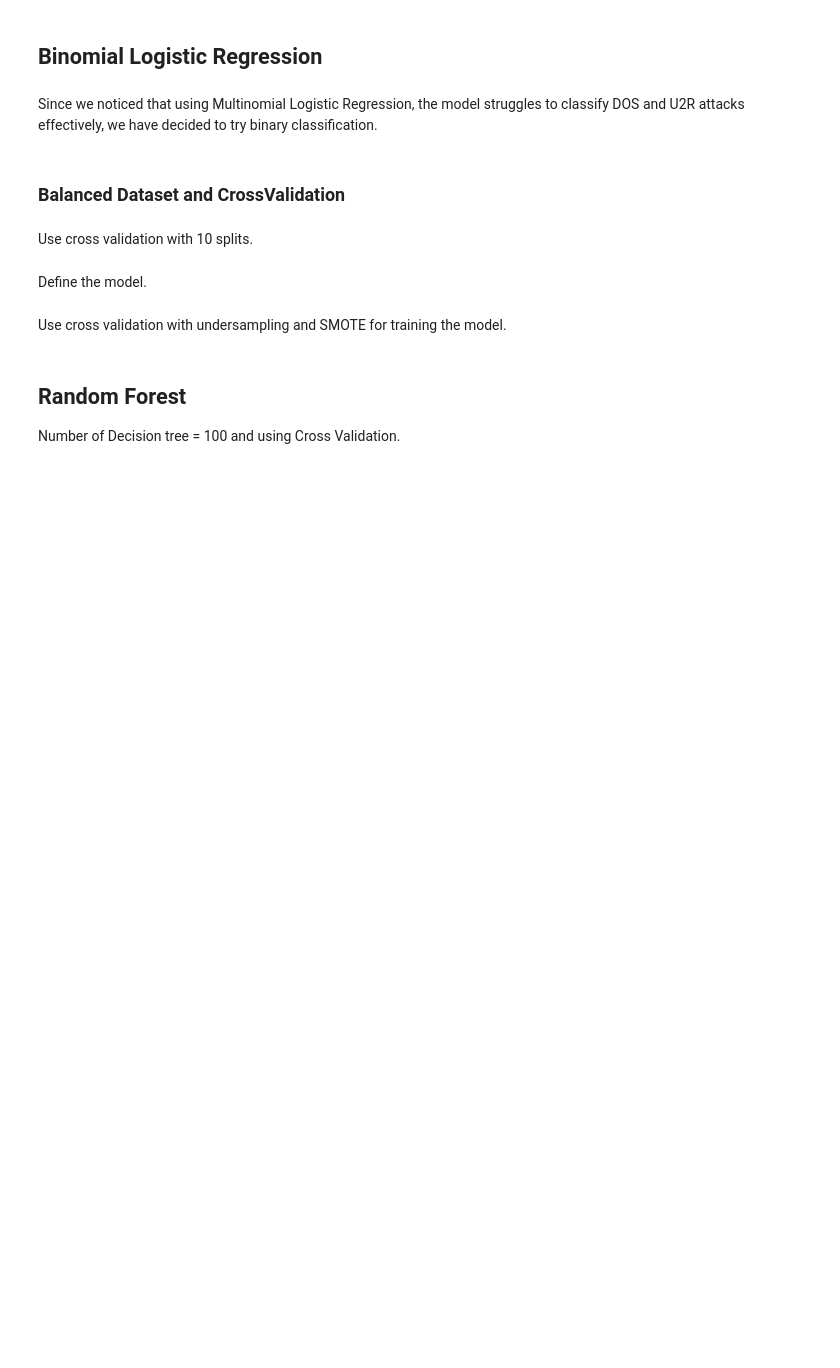
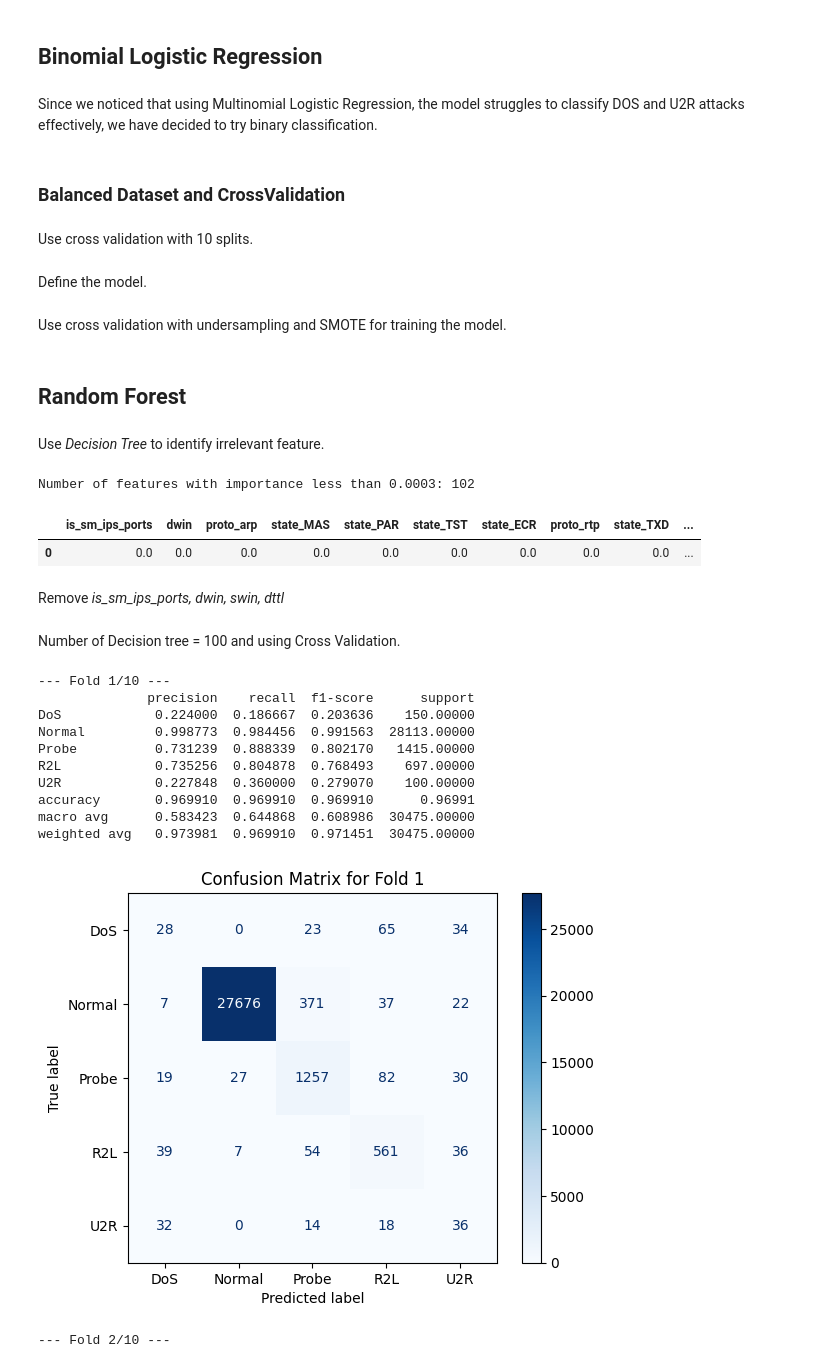
Before and after one commit to Mugna46/AI_project, a Jupyter notebook: AI.ipynb, the cells around one changed output. Drawn from its saved outputs; the diff is of its cells as text; code cells hidden in the pictures; blank space fills up the shorter version.

```diff
--- a/AI.ipynb
+++ b/AI.ipynb
@@ -1099,4 +1405,5 @@ plt.legend(title="Fold", loc="upper right")
 plt.show()
 # %% [markdown]
 ## Random Forest
-Number of Decision tree = 100 and using Cross Validation.
+# %% [markdown]
+Use *Decision Tree* to identify irrelevant feature.
@@ -1102,0 +1420,14 @@ Number of Decision tree = 100 and using Cross Validation.
+# %%
+threshold = 0.0002
+low_importance_features = importances[importances < threshold].sort_values(ascending=True)
+
+low_importance_count = len(low_importance_features)
+
+print(f"Number of features with importance less than {threshold}: {low_importance_count}")
+low_importance_features.to_frame().T
+# %% [output]
+Number of features with importance less than 0.0003: 102
+|  | is_sm_ips_ports | dwin | proto_arp | state_MAS | state_PAR | state_TST | state_ECR | proto_rtp | state_TXD | ... |
+| 0 | 0.0 | 0.0 | 0.0 | 0.0 | 0.0 | 0.0 | 0.0 | 0.0 | 0.0 | ... |
+# %% [markdown]
+Remove *is_sm_ips_ports, dwin, swin, dttl*
@@ -1103,3 +1450,7 @@ Number of Decision tree = 100 and using Cross Validation.
+# %%
+train_x_RF = train_x.drop(['is_sm_ips_ports', 'dwin', 'swin', 'dttl'], axis=1)
+# %% [markdown]
+Number of Decision tree = 100 and using Cross Validation.
 # %%
 from sklearn.ensemble import RandomForestClassifier
 from sklearn.model_selection import StratifiedKFold
@@ -1110,10 +1461,10 @@ skf = StratifiedKFold(n_splits=n_splits, shuffle=True, random_state=42)
 rf_model = RandomForestClassifier(n_estimators=100, random_state=42)
 # %%
 fold_results = []
-for fold, (train_idx, test_idx) in enumerate(skf.split(train_x, train_Y)):
+for fold, (train_idx, test_idx) in enumerate(skf.split(train_x_RF, train_Y)):
     print(f"\n--- Fold {fold + 1}/{n_splits} ---")
 
-    X_train_raw, X_test_raw = train_x.iloc[train_idx], train_x.iloc[test_idx]
+    X_train_raw, X_test_raw = train_x_RF.iloc[train_idx], train_x_RF.iloc[test_idx]
     y_train, y_test = train_Y.iloc[train_idx], train_Y.iloc[test_idx]
 
     # Undersample only the training set
@@ -1123,33 +1474,46 @@ for fold, (train_idx, test_idx) in enumerate(skf.split(train_x, train_Y)):
 
     # SMOTE the other parts
     smote = SMOTE(random_state=42)
     X_train_balanced, y_train_balanced = smote.fit_resample(X_train_under, y_train_under)
 
     rf_model.fit(X_train_balanced, y_train_balanced)
 
     y_pred = rf_model.predict(X_test_raw)
     acc = accuracy_score(y_test, y_pred)
     report = classification_report(y_test, y_pred, output_dict=True)
     cm = confusion_matrix(y_test, y_pred)
 
     fold_results.append({
         'Fold': fold + 1,
         'Accuracy': acc,
         'Precision (weighted)': report['weighted avg']['precision'],
         'Recall (weighted)': report['weighted avg']['recall'],
         'F1-Score (weighted)': report['weighted avg']['f1-score'],
         'Precision (macro)': report['macro avg']['precision'],
         'Recall (macro)': report['macro avg']['recall'],
         'F1-Score (macro)': report['macro avg']['f1-score'],
         'Confusion Matrix': cm
     })
 
     print(pd.DataFrame(report).T)
 
     disp = ConfusionMatrixDisplay(confusion_matrix=cm, display_labels=rf_model.classes_)
     disp.plot(cmap='Blues')
     plt.title(f"Confusion Matrix for Fold {fold + 1}")
     plt.show()
+# %% [output]
+--- Fold 1/10 ---
+              precision    recall  f1-score      support
+DoS            0.224000  0.186667  0.203636    150.00000
+Normal         0.998773  0.984456  0.991563  28113.00000
+Probe          0.731239  0.888339  0.802170   1415.00000
+R2L            0.735256  0.804878  0.768493    697.00000
+U2R            0.227848  0.360000  0.279070    100.00000
+accuracy       0.969910  0.969910  0.969910      0.96991
+macro avg      0.583423  0.644868  0.608986  30475.00000
+weighted avg   0.973981  0.969910  0.971451  30475.00000
+[figure, added]
+--- Fold 2/10 ---
 # %%
 results_df = pd.DataFrame(fold_results)
 summary_stats = results_df[
```
Also changed, not shown: parts of 66 cells of this notebook.
